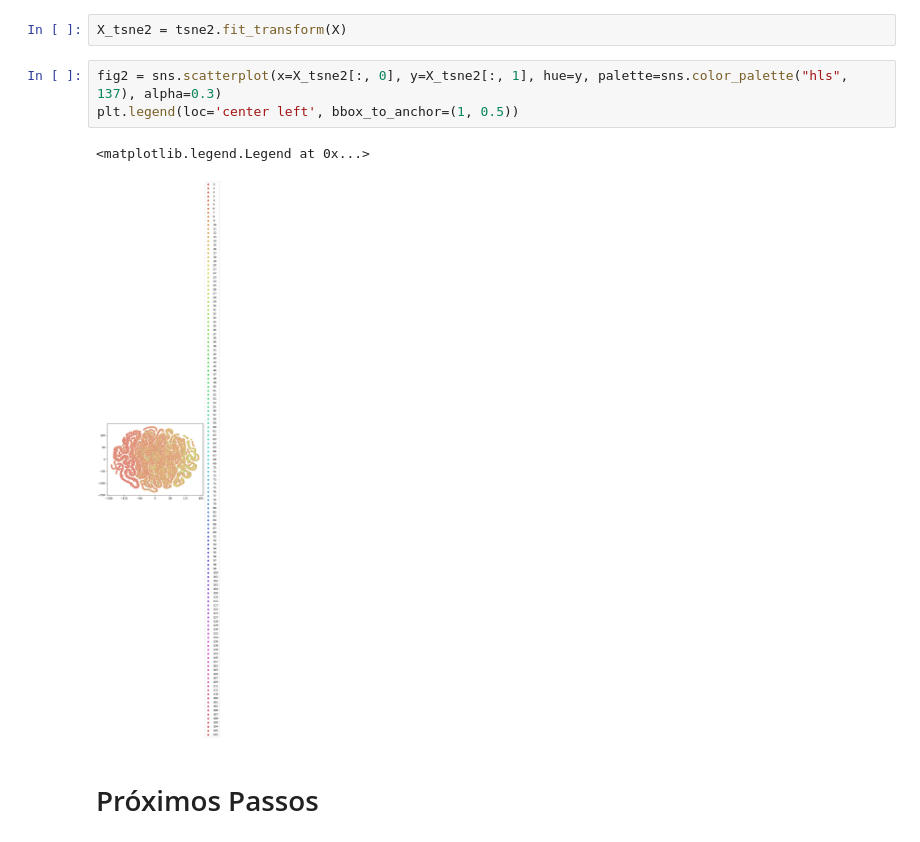
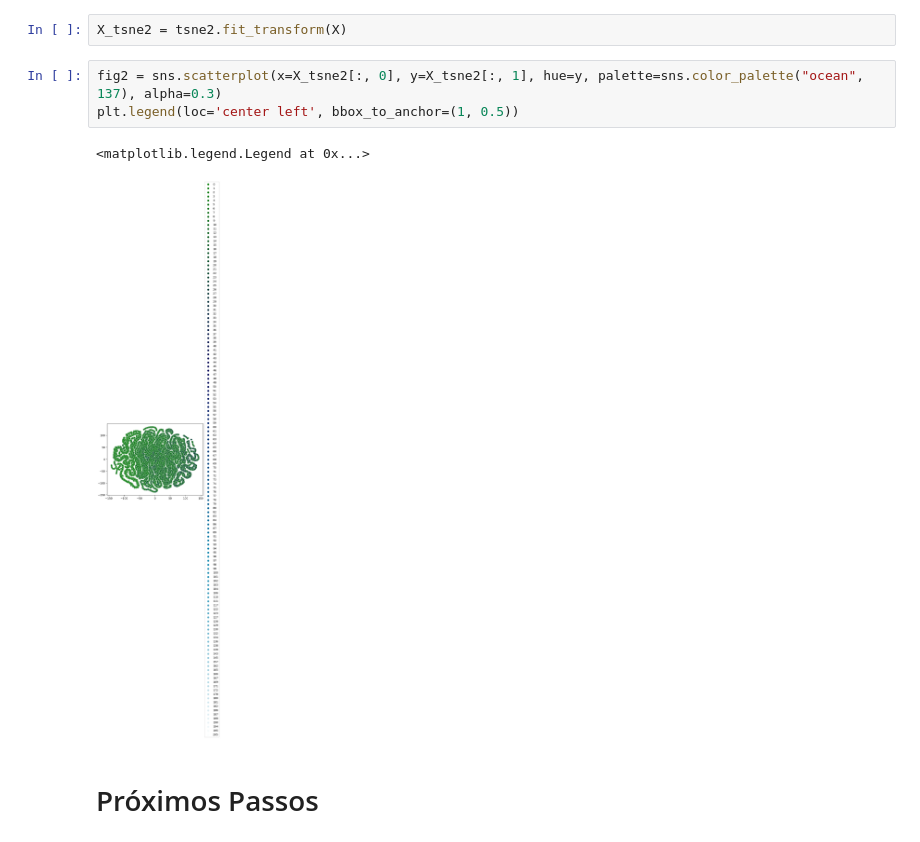
Before and after one commit to andrey-lolobrigida/brazilian_ecommerce, a Jupyter notebook: notebooks/c0.5-alb-experiments.ipynb, the cells around one changed output. Drawn from its saved outputs; the diff is of its cells as text.

```diff
--- a/notebooks/c0.5-alb-experiments.ipynb
+++ b/notebooks/c0.5-alb-experiments.ipynb
@@ -807,11 +734,11 @@ tsne2 = TSNE(n_components=2, perplexity=30, random_state=42)
 # %%
 X_tsne2 = tsne2.fit_transform(X)
 # %%
-fig2 = sns.scatterplot(x=X_tsne2[:, 0], y=X_tsne2[:, 1], hue=y, palette=sns.color_palette("hls", 137), alpha=0.3)
+fig2 = sns.scatterplot(x=X_tsne2[:, 0], y=X_tsne2[:, 1], hue=y, palette=sns.color_palette("ocean", 137), alpha=0.3)
 plt.legend(loc='center left', bbox_to_anchor=(1, 0.5))
 # %% [output]
 <matplotlib.legend.Legend at 0x...>
-[figure, old version]
+[figure, new version]
 # %% [markdown]
 # Próximos Passos
 # %% [markdown]
```
Also changed, not shown: parts of 11 cells of this notebook.
